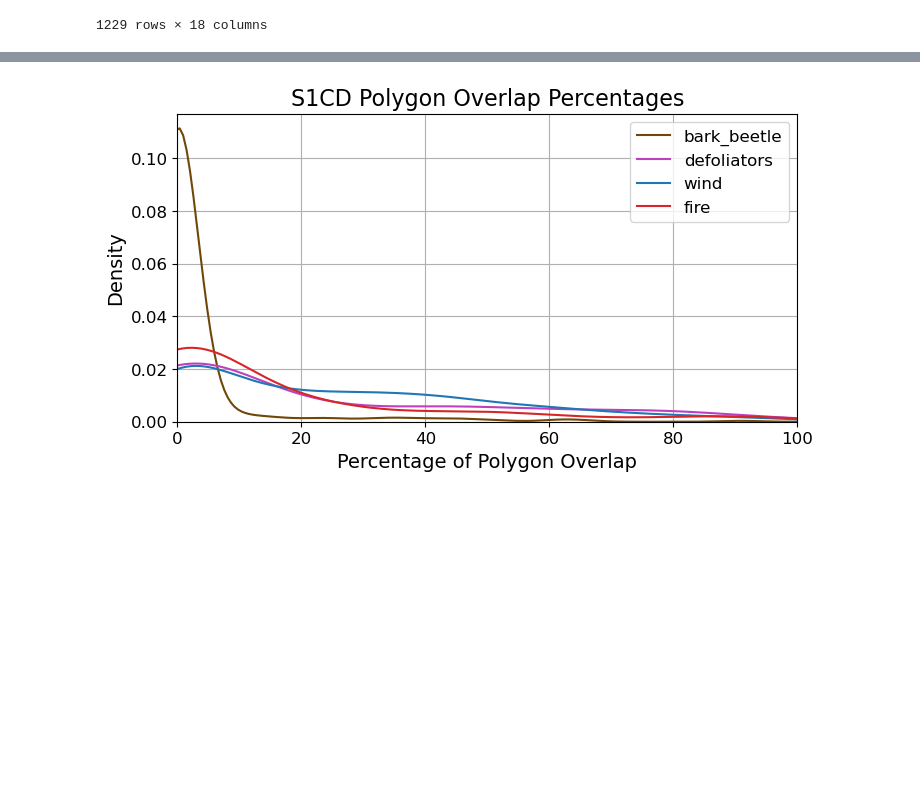
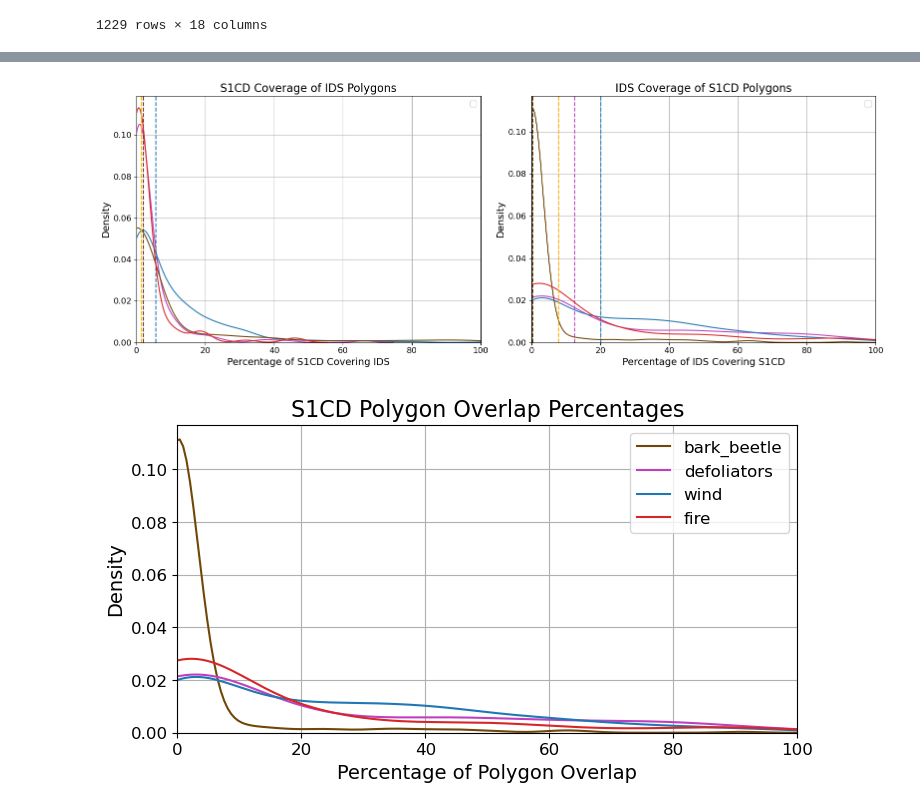
Before and after one commit to Franziska279/ForExD-WP1-P1, a Jupyter notebook: src/percentages_ids_s1cd_overlap.ipynb, the cells around one changed output, grey strips where cells are left out. Drawn from its saved outputs; the diff is of its cells as text; code cells hidden in the pictures; blank space fills up the shorter version.

```diff
--- a/src/percentages_ids_s1cd_overlap.ipynb
+++ b/src/percentages_ids_s1cd_overlap.ipynb
@@ -248,3 +206,57 @@ plt.show()
+# %%
+import matplotlib.pyplot as plt
+import seaborn as sns
+import numpy as np
+
+# Create subplots with 1 row and 2 columns
+fig, axes = plt.subplots(1, 2, figsize=(16, 6))
+
+for ax, column, title, xlabel in zip(
+    axes,
+    ['percentage_ids', 'percentage_s1cd'],
+    ['S1CD Coverage of IDS Polygons', 'IDS Coverage of S1CD Polygons'],
+    ['Percentage of S1CD Covering IDS', 'Percentage of IDS Covering S1CD']
+):
+    for dca_id in results_df['DCA_ID'].unique():
+        if dca_id in custom_colors:
+            dca_id_df = results_df[results_df['DCA_ID'] == dca_id]
+
+            # Compute the KDE and extract data
+            sns_kde = sns.kdeplot(dca_id_df[column], fill=False, lable=f"{format_label(dca_id)} -- Median ({median_value:.0f})", color=custom_colors[dca_id], ax=ax)
+
+            # Extract the data from the KDE plot
+            kde_data = sns_kde.get_lines()[-1].get_data()
+            x, y = kde_data
+
+            # Compute the 50% median value (where the CDF is 0.5)
+            cdf = np.cumsum(y) / np.sum(y)  # Normalize to create the cumulative density function
+            median_index = np.searchsorted(cdf, 0.5)  # Find the index where CDF reaches 50%
+            median_value = x[median_index]
+
+            # Add vertical dotted line at the median
+            ax.axvline(median_value, linestyle='--', color=custom_colors[dca_id])
+
+            # Add label with the median value
+            #ax.text(median_value, 0, f"{format_label(dca_id)} Median ({median_value:.0f})", color=custom_colors[dca_id], fontsize=12, ha='center', va='bottom')
+
+    # Customize the plot
+    ax.set_title(title, fontsize=16)
+    ax.set_xlabel(xlabel, fontsize=14)
+    ax.set_ylabel('Density', fontsize=14)
+    ax.set_xlim(0, 100)  # Cut off the x-axis at 100 and avoid negative values
+    ax.tick_params(axis='both', labelsize=12)
+    ax.legend(loc='upper right', fontsize=12)
+
+    # Display grid
+    ax.grid(True)
+
+# Adjust layout to prevent overlap
+plt.tight_layout()
+
+# Show the plot
+plt.show()
+# %% [output]
+[figure, added]
 # %%
 import pandas as pd
 import seaborn as sns
```
Also changed, not shown: parts of 5 cells of this notebook.
